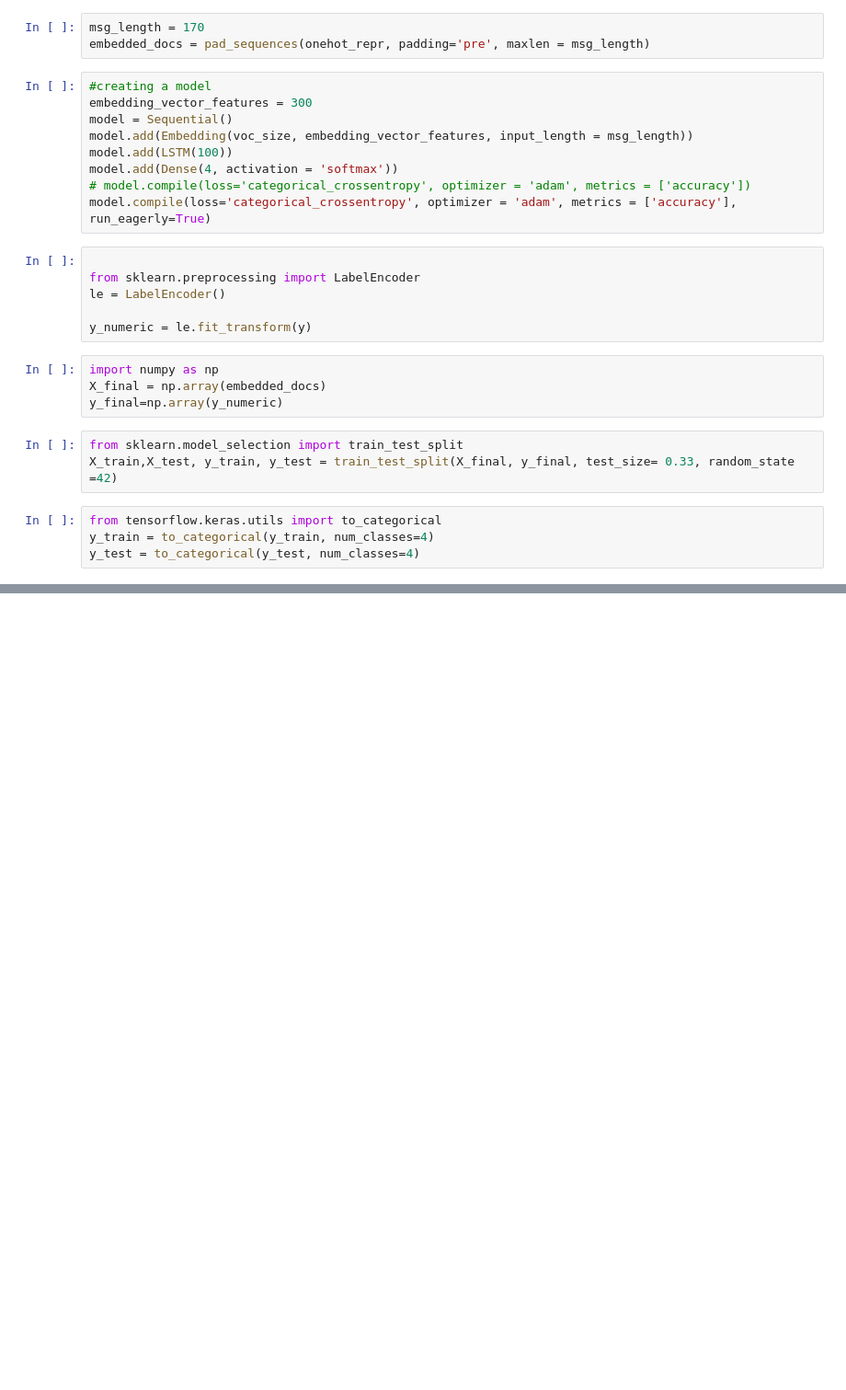
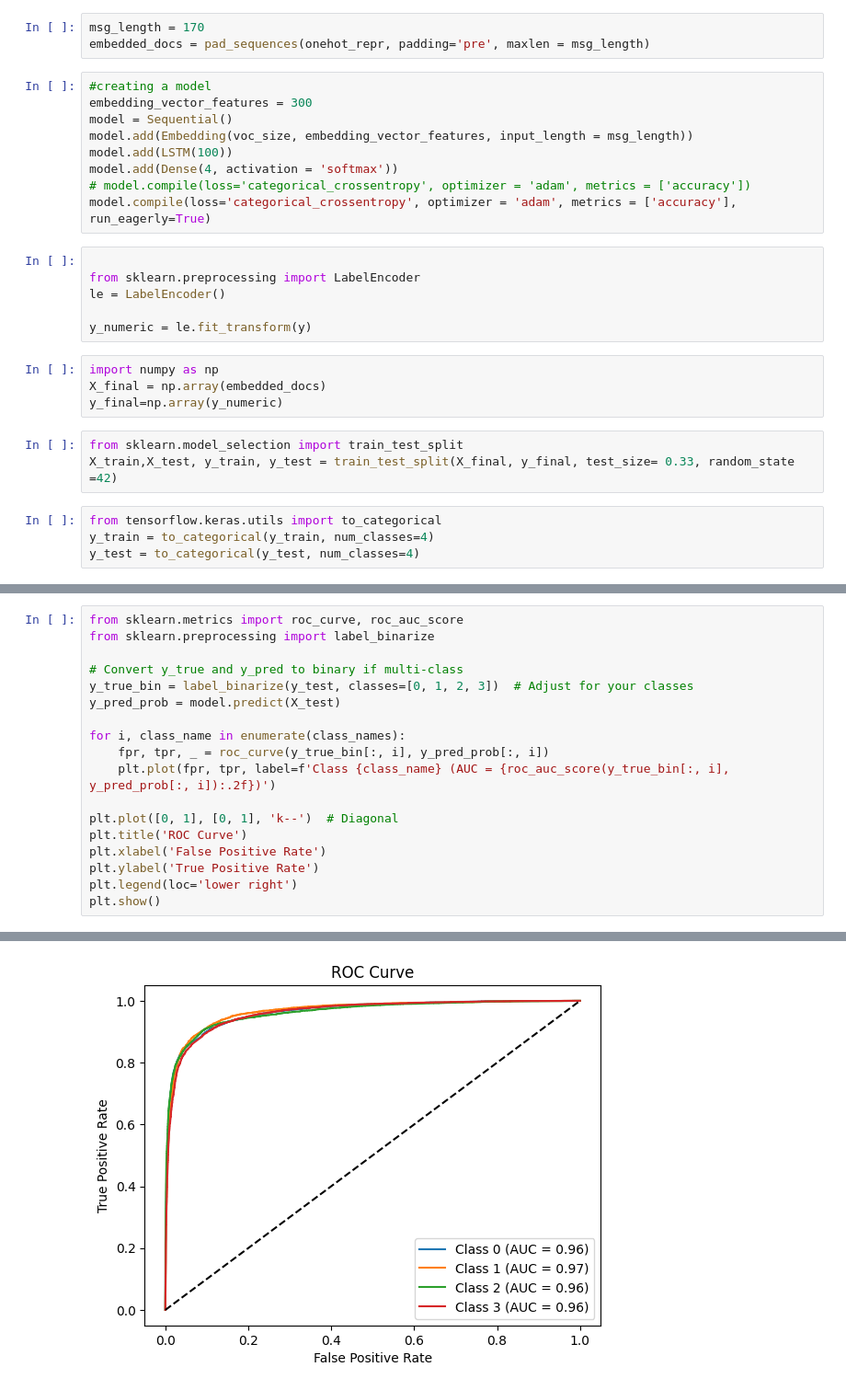
Before and after one commit to raj208/Twitter_Sentiment_Analysis, a Jupyter notebook: Twitter_Sentiments_Analysis.ipynb, the cells around one changed output, grey strips where cells are left out. Shown at 92% size. Cells and saved outputs as stored; diff of their text form; blank space fills up the shorter version.

```diff
--- a/Twitter_Sentiments_Analysis.ipynb
+++ b/Twitter_Sentiments_Analysis.ipynb
@@ -235,0 +247,19 @@ weighted avg       0.89      0.82      0.85     23647
+# %%
+from sklearn.metrics import roc_curve, roc_auc_score
+from sklearn.preprocessing import label_binarize
+
+# Convert y_true and y_pred to binary if multi-class
+y_true_bin = label_binarize(y_test, classes=[0, 1, 2, 3])  # Adjust for your classes
+y_pred_prob = model.predict(X_test)
+
+for i, class_name in enumerate(class_names):
+    fpr, tpr, _ = roc_curve(y_true_bin[:, i], y_pred_prob[:, i])
+    plt.plot(fpr, tpr, label=f'Class {class_name} (AUC = {roc_auc_score(y_true_bin[:, i], y_pred_prob[:, i]):.2f})')
+
+plt.plot([0, 1], [0, 1], 'k--')  # Diagonal
+plt.title('ROC Curve')
+plt.xlabel('False Positive Rate')
+plt.ylabel('True Positive Rate')
+plt.legend(loc='lower right')
+plt.show()
+# %% [output]
@@ -235,0 +267 @@ weighted avg       0.89      0.82      0.85     23647
+[figure, added]
```
Also changed, not shown: parts of 18 cells of this notebook.
